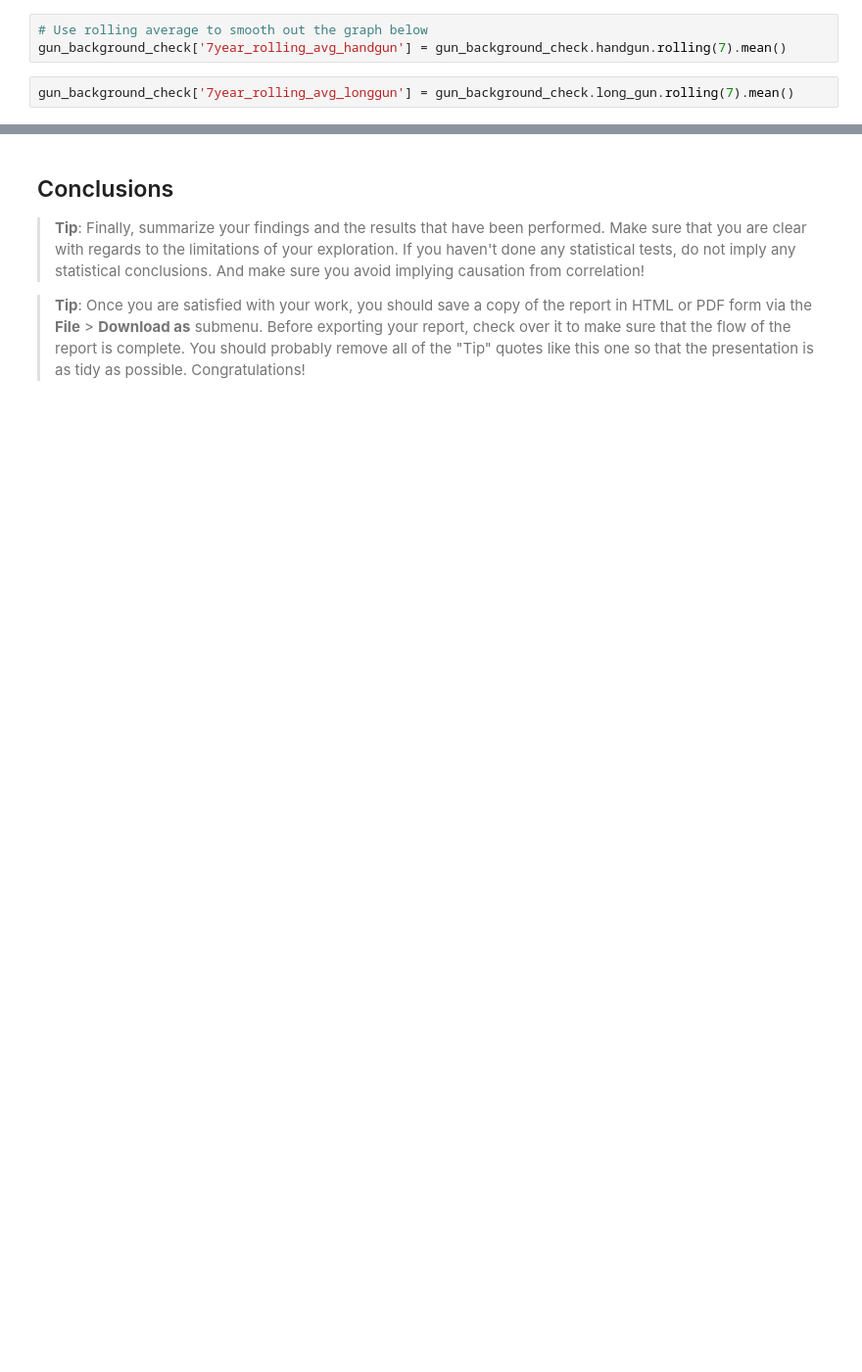
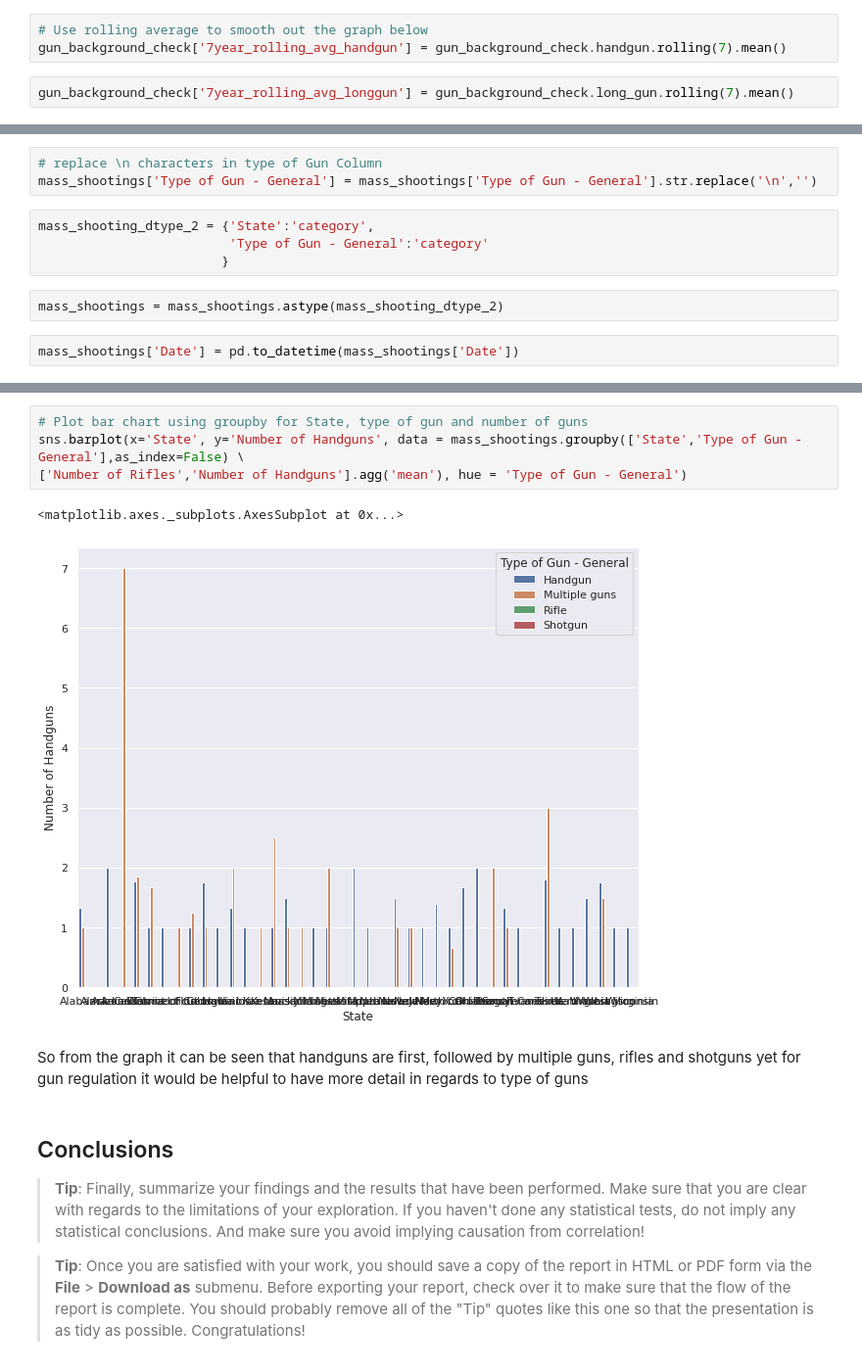
Before and after one commit to freedom-780/FBI-Firearm-Background-Check, a Jupyter notebook: Firearm_Background_Check.ipynb, the cells around one changed output, grey strips where cells are left out. Shown at 98% size. Saved outputs shown, nothing was run; the diff lists cells and outputs as text; blank space fills up the shorter version.

```diff
--- a/Firearm_Background_Check.ipynb
+++ b/Firearm_Background_Check.ipynb
@@ -488,0 +565,11 @@ Text(0.5, 1.0, 'Line Chart of Background Checks by gun type')
+# %%
+# replace \n characters in type of Gun Column
+mass_shootings['Type of Gun - General'] = mass_shootings['Type of Gun - General'].str.replace('\n','')
+# %%
+mass_shooting_dtype_2 = {'State':'category',
+                         'Type of Gun - General':'category'
+                        }
+# %%
+mass_shootings = mass_shootings.astype(mass_shooting_dtype_2)
+# %%
+mass_shootings['Date'] = pd.to_datetime(mass_shootings['Date'])
@@ -489,3 +619,12 @@ Text(0.5, 1.0, 'Line Chart of Background Checks by gun type')
+# %%
+# Plot bar chart using groupby for State, type of gun and number of guns
+sns.barplot(x='State', y='Number of Handguns', data = mass_shootings.groupby(['State','Type of Gun - General'],as_index=False) \
+['Number of Rifles','Number of Handguns'].agg('mean'), hue = 'Type of Gun - General')
+# %% [output]
+<matplotlib.axes._subplots.AxesSubplot at 0x...>
+[figure, added]
+# %% [markdown]
+So from the graph it can be seen that handguns are first, followed by multiple guns, rifles and shotguns yet for gun regulation it would be helpful to have more detail in regards to type of guns
 # %% [markdown]
 <a id='conclusions'></a>
 ## Conclusions
```
Also changed, not shown: parts of 19 cells of this notebook.
